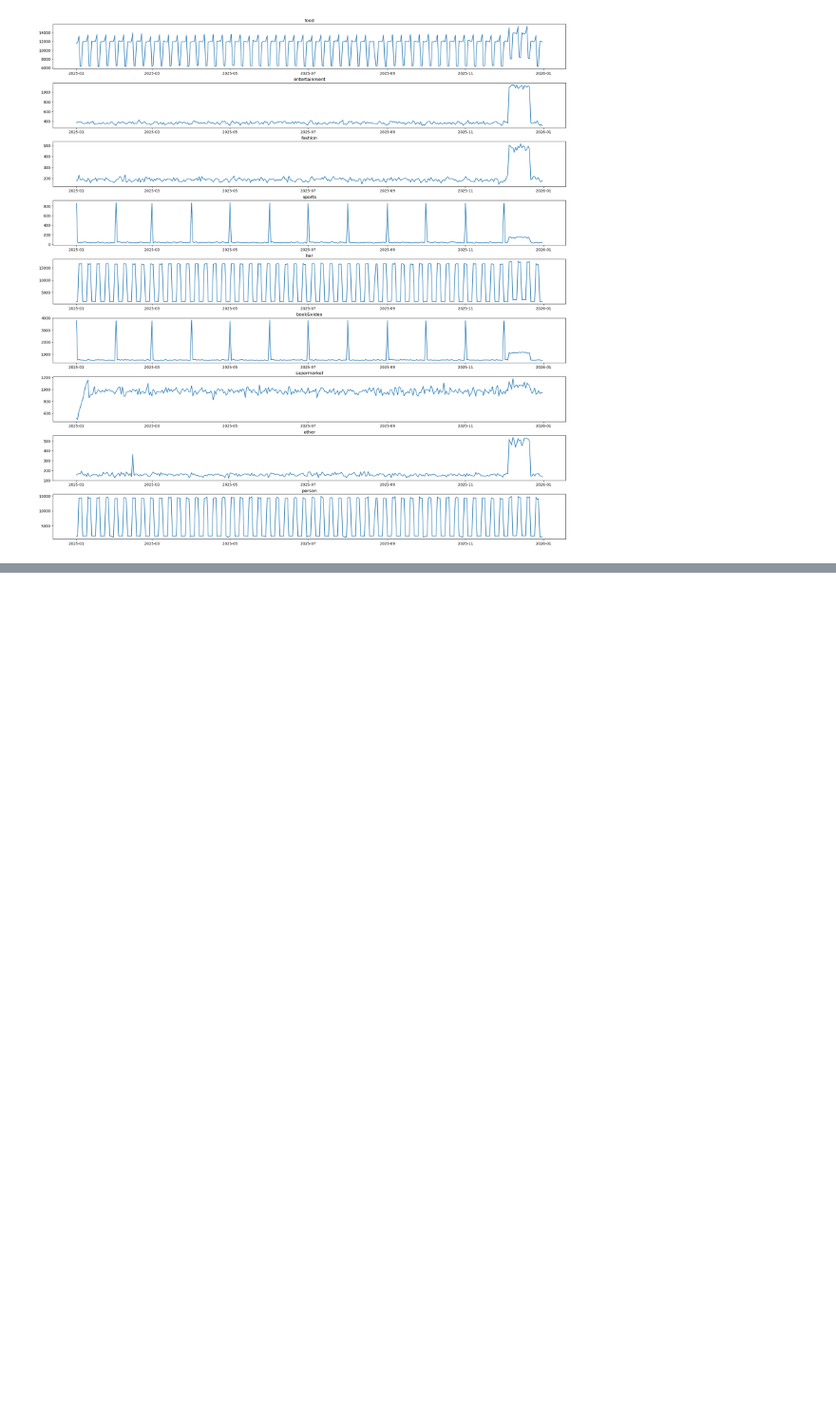
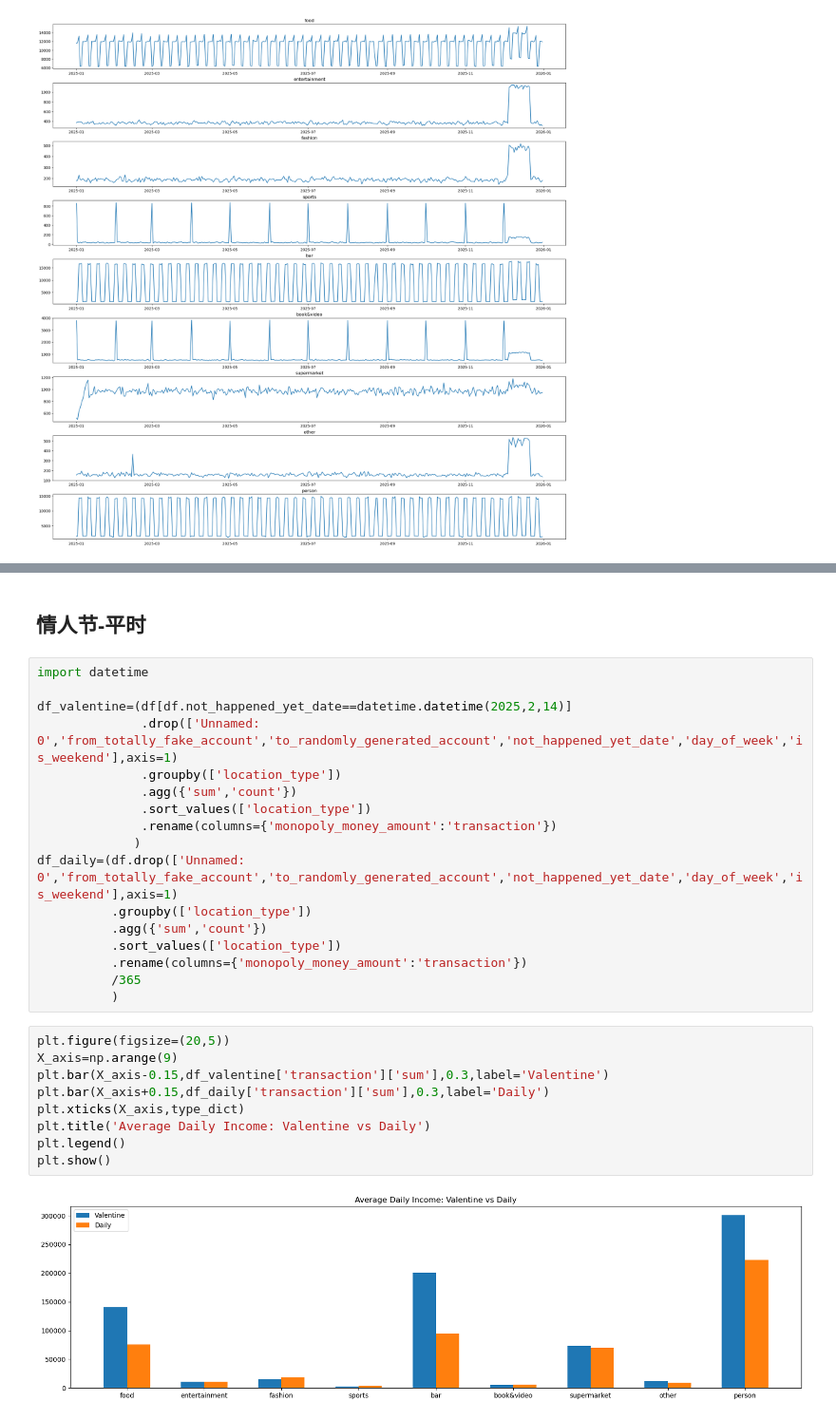
Before and after one commit to UoB-DSMP-2023-24/dsmp-2024-group-29, a Jupyter notebook: code/Visualisation_Changes.ipynb, the cells around one changed output, grey strips where cells are left out. Shown at 95% size. Cells and saved outputs as stored; diff of their text form; blank space fills up the shorter version.

```diff
--- a/code/Visualisation_Changes.ipynb
+++ b/code/Visualisation_Changes.ipynb
@@ -85,0 +149,30 @@ for n in range(9):
+# %% [markdown]
+## 情人节-平时
+# %%
+import datetime
+
+df_valentine=(df[df.not_happened_yet_date==datetime.datetime(2025,2,14)]
+              .drop(['Unnamed: 0','from_totally_fake_account','to_randomly_generated_account','not_happened_yet_date','day_of_week','is_weekend'],axis=1)
+              .groupby(['location_type'])
+              .agg({'sum','count'})
+              .sort_values(['location_type'])
+              .rename(columns={'monopoly_money_amount':'transaction'})
+             )
+df_daily=(df.drop(['Unnamed: 0','from_totally_fake_account','to_randomly_generated_account','not_happened_yet_date','day_of_week','is_weekend'],axis=1)
+          .groupby(['location_type'])
+          .agg({'sum','count'})
+          .sort_values(['location_type'])
+          .rename(columns={'monopoly_money_amount':'transaction'})
+          /365
+          )
+# %%
+plt.figure(figsize=(20,5))
+X_axis=np.arange(9)
+plt.bar(X_axis-0.15,df_valentine['transaction']['sum'],0.3,label='Valentine')
+plt.bar(X_axis+0.15,df_daily['transaction']['sum'],0.3,label='Daily')
+plt.xticks(X_axis,type_dict)
+plt.title('Average Daily Income: Valentine vs Daily')
+plt.legend()
+plt.show()
+# %% [output]
+[figure, added]
```
Also changed, not shown: parts of 17 cells of this notebook.
